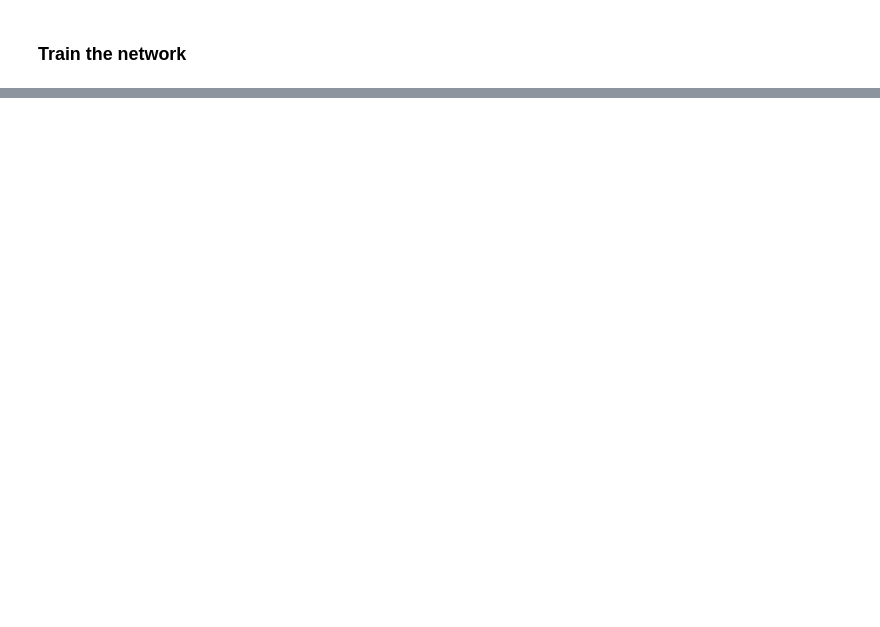
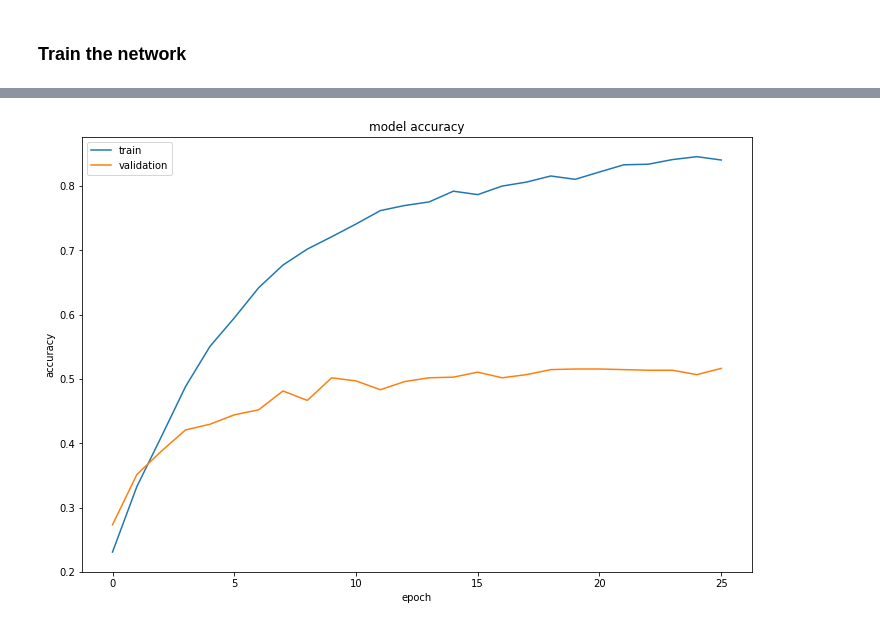
Before and after one commit to jhuu32/CES, a Jupyter notebook: notebooks/deep_learning/deepl_learning_CNN_with_fasttext_embedding.ipynb, the cells around one changed output, grey strips where cells are left out. Saved outputs shown, nothing was run; the diff lists cells and outputs as text; code cells hidden in the pictures; blank space fills up the shorter version.

```diff
--- a/notebooks/deep_learning/deepl_learning_CNN_with_fasttext_embedding.ipynb
+++ b/notebooks/deep_learning/deepl_learning_CNN_with_fasttext_embedding.ipynb
@@ -238,0 +288,6 @@ Epoch 27/100
+# %%
+%matplotlib inline
+
+plot_keras_model_learning_curve(model_conv.history)
+# %% [output]
+[figure, added]
```
Also changed, not shown: parts of 4 cells of this notebook, 20 other files.
